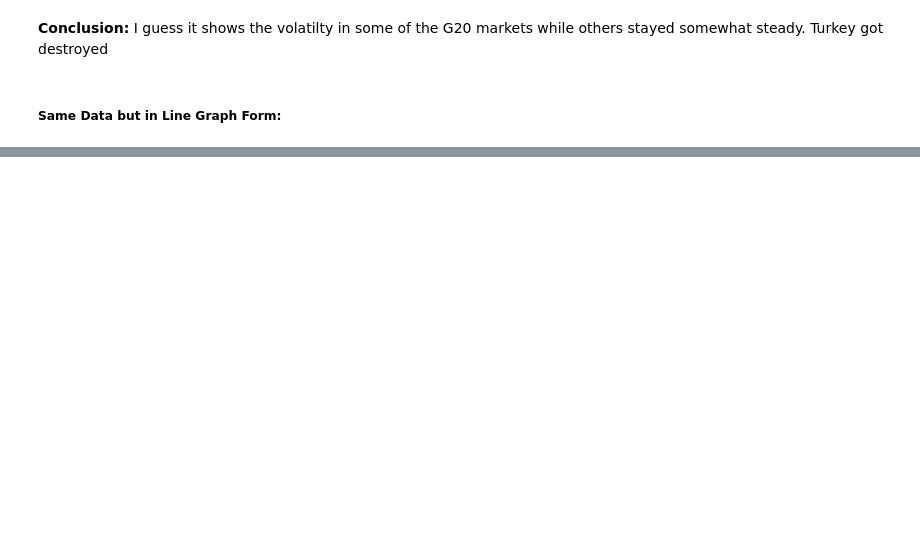
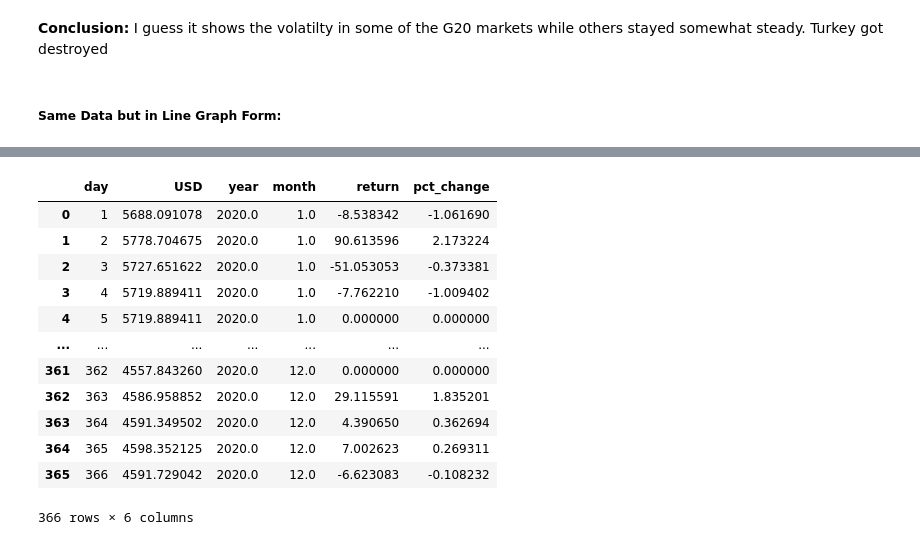
Before and after one commit to rodrigorosalesa/604, a Jupyter notebook: Kane.ipynb, the cells around one changed output, grey strips where cells are left out. Saved outputs shown, nothing was run; the diff lists cells and outputs as text; code cells hidden in the pictures; blank space fills up the shorter version.

```diff
--- a/Kane.ipynb
+++ b/Kane.ipynb
@@ -65,6 +125,7 @@ See the caveats in the documentation: https://pandas.pydata.org/pandas-docs/stab
 # %%
-fig = px.choropleth(index_2020_week, locations='Country',locationmode = "country names", color="USD",range_color=(0, 15000), color_continuous_scale="YlGnBu", animation_frame="week")
-fig.update_layout(margin={"r":0,"t":0,"l":0,"b":0})
+g20_index_data= g20_index_data.sort_values("day")
+fig = px.choropleth(g20_index_data, locations='Country',locationmode = "country names", color="pct_change",range_color=(-5, 5), color_continuous_scale="YlGnBu", animation_frame="day")
+fig.update_layout(title ="Daily Average of G20 Financial Markets in 2020",  margin={"r":0,"t":0,"l":0,"b":0}, transition= {'duration':1})
 fig.show()
 # %% [output]
 [interactive output not drawn]
@@ -72,3 +133,8 @@ fig.show()
 **Conclusion:** I guess it shows the volatilty in some of the G20 markets while others stayed somewhat steady. Turkey got destroyed
 # %% [markdown]
 ##### Same Data but in Line Graph Form:
+# %%
+index_2020 = g20_index_data.loc[(g20_index_data['date'] >= "2020-01-01") & (g20_index_data['date'] <= "2020-12-31")]
+index_2020['date'] =  pd.to_datetime(index_2020['date'], infer_datetime_format=True)
+index_2020["day"] = index_2020["date"].dt.day_of_year
+index_2020_day =  index_2020.groupby("day",as_index=False).mean()
@@ -75 +153,17 @@ fig.show()
+# %%
+index_2020_day
+# %% [output]
+|  | day | USD | year | month | return | pct_change |
+| 0 | 1 | 5688.091078 | 2020.0 | 1.0 | -8.538342 | -1.061690 |
+| 1 | 2 | 5778.704675 | 2020.0 | 1.0 | 90.613596 | 2.173224 |
+| 2 | 3 | 5727.651622 | 2020.0 | 1.0 | -51.053053 | -0.373381 |
+| 3 | 4 | 5719.889411 | 2020.0 | 1.0 | -7.762210 | -1.009402 |
+| 4 | 5 | 5719.889411 | 2020.0 | 1.0 | 0.000000 | 0.000000 |
+| ... | ... | ... | ... | ... | ... | ... |
+| 361 | 362 | 4557.843260 | 2020.0 | 12.0 | 0.000000 | 0.000000 |
+| 362 | 363 | 4586.958852 | 2020.0 | 12.0 | 29.115591 | 1.835201 |
+| 363 | 364 | 4591.349502 | 2020.0 | 12.0 | 4.390650 | 0.362694 |
+| 364 | 365 | 4598.352125 | 2020.0 | 12.0 | 7.002623 | 0.269311 |
+| 365 | 366 | 4591.729042 | 2020.0 | 12.0 | -6.623083 | -0.108232 |
+366 rows × 6 columns
 # %%
```
Also changed, not shown: parts of 22 cells of this notebook.
